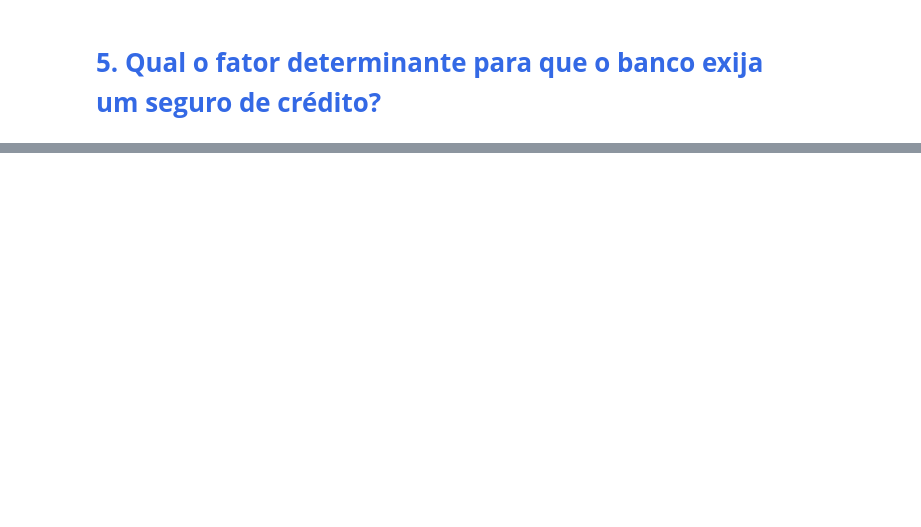
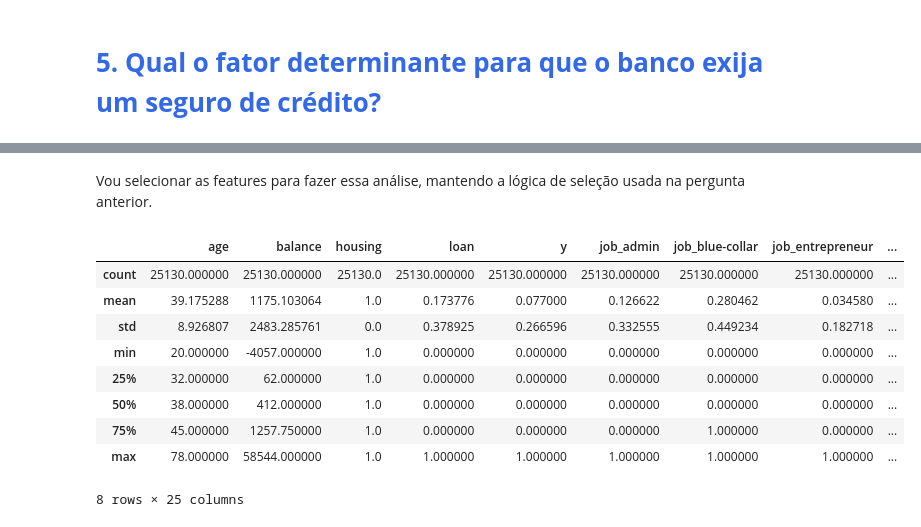
Before and after one commit to carollmbg/Semantix, a Jupyter notebook: Semantix.ipynb, the cells around one changed output, grey strips where cells are left out. Saved outputs shown, nothing was run; the diff lists cells and outputs as text; code cells hidden in the pictures; blank space fills up the shorter version.

```diff
--- a/Semantix.ipynb
+++ b/Semantix.ipynb
@@ -247,0 +257,17 @@ plt.show()
+# %% [markdown]
+Vou selecionar as features para fazer essa análise, mantendo a lógica de seleção usada na pergunta anterior.
+# %%
+housing_success = df_calote.loc[df_calote['housing'] == 1] #separando a infor4mação pertinente
+# %%
+housing_success.describe()
+# %% [output]
+|  | age | balance | housing | loan | y | job_admin | job_blue-collar | job_entrepreneur | ... |
+| count | 25130.000000 | 25130.000000 | 25130.0 | 25130.000000 | 25130.000000 | 25130.000000 | 25130.000000 | 25130.000000 | ... |
+| mean | 39.175288 | 1175.103064 | 1.0 | 0.173776 | 0.077000 | 0.126622 | 0.280462 | 0.034580 | ... |
+| std | 8.926807 | 2483.285761 | 0.0 | 0.378925 | 0.266596 | 0.332555 | 0.449234 | 0.182718 | ... |
+| min | 20.000000 | -4057.000000 | 1.0 | 0.000000 | 0.000000 | 0.000000 | 0.000000 | 0.000000 | ... |
+| 25% | 32.000000 | 62.000000 | 1.0 | 0.000000 | 0.000000 | 0.000000 | 0.000000 | 0.000000 | ... |
+| 50% | 38.000000 | 412.000000 | 1.0 | 0.000000 | 0.000000 | 0.000000 | 0.000000 | 0.000000 | ... |
+| 75% | 45.000000 | 1257.750000 | 1.0 | 0.000000 | 0.000000 | 0.000000 | 1.000000 | 0.000000 | ... |
+| max | 78.000000 | 58544.000000 | 1.0 | 1.000000 | 1.000000 | 1.000000 | 1.000000 | 1.000000 | ... |
+8 rows × 25 columns
```
Also changed, not shown: parts of 15 cells of this notebook.
